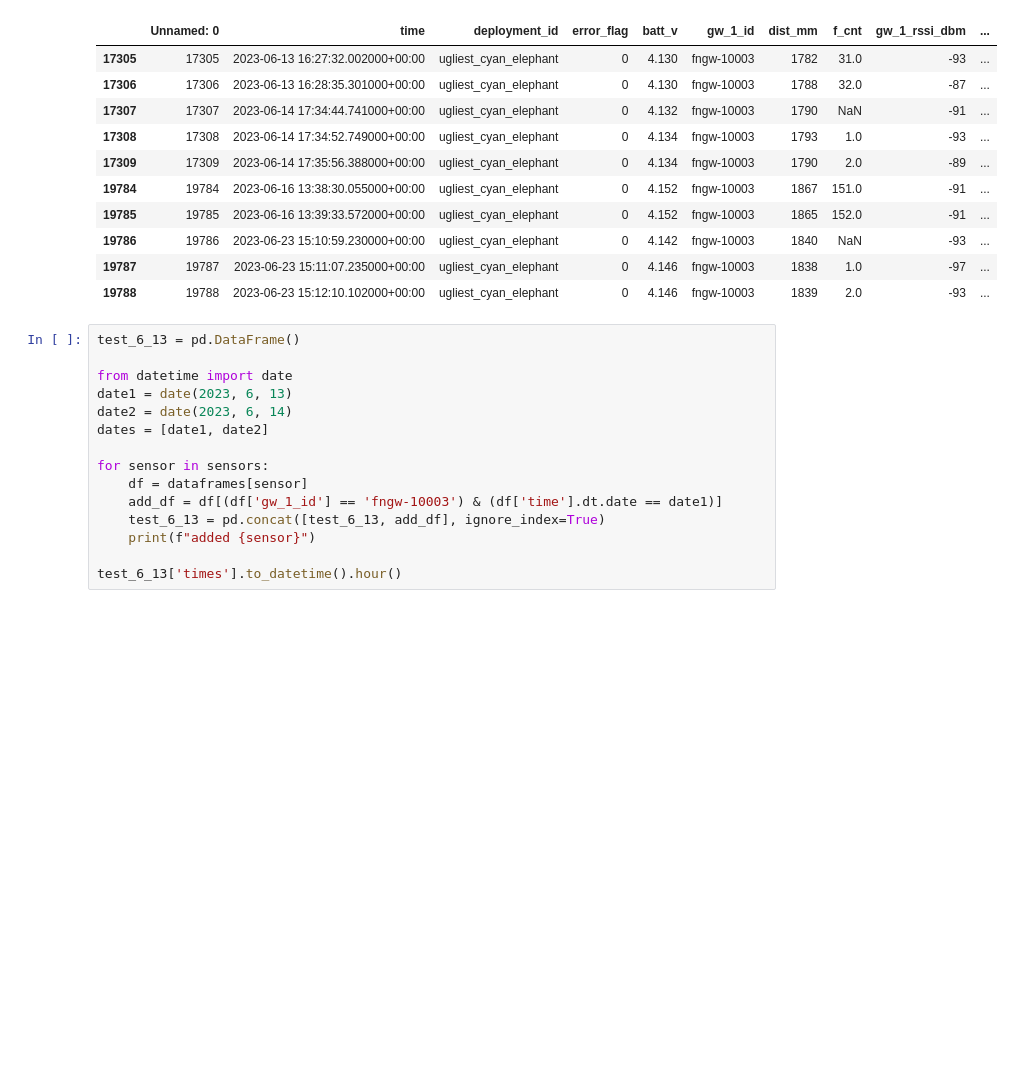
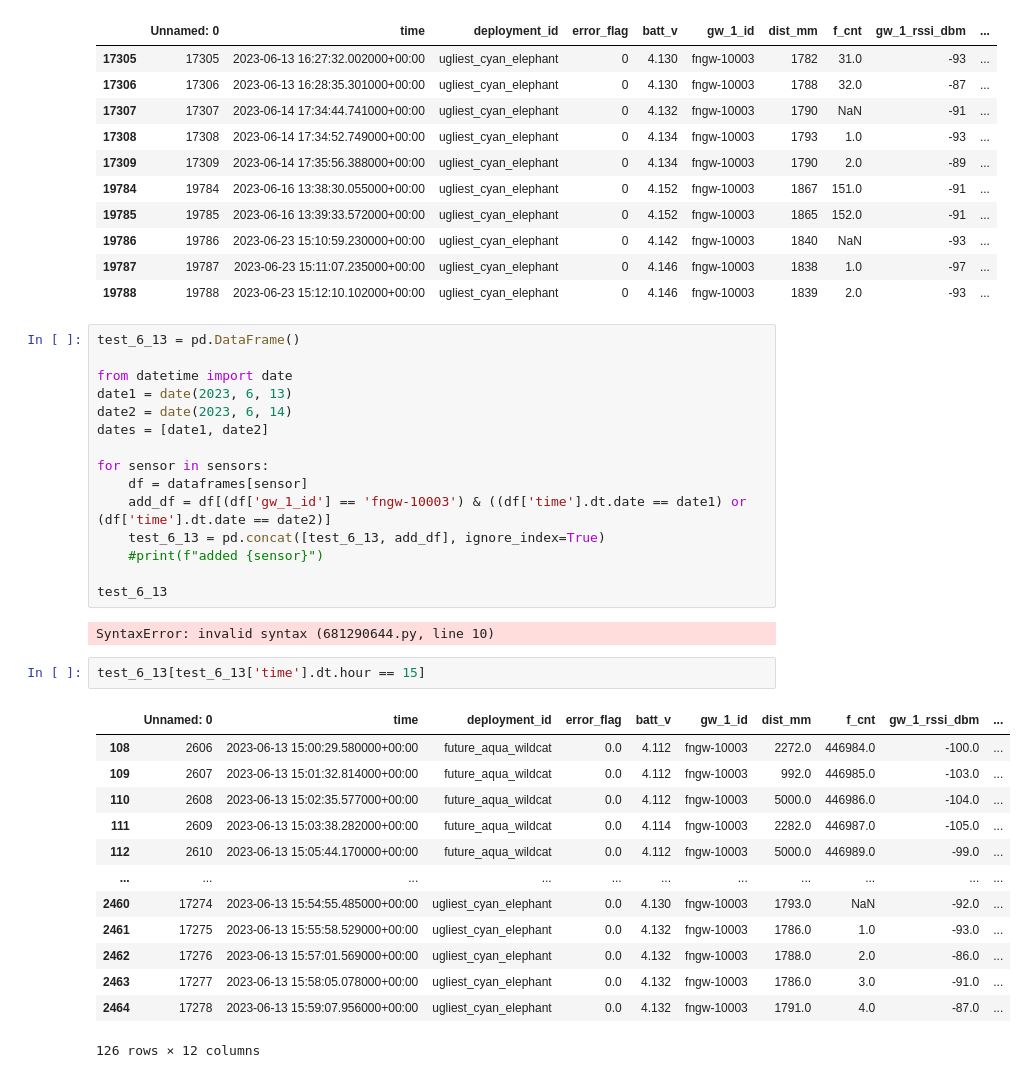
Before and after one commit to timsinashok/floodnet_ugsrp-2023, a Jupyter notebook: failure_frequency_and_mostly_failing_analysis.ipynb, the cells around one changed output. Saved outputs shown, nothing was run; the diff lists cells and outputs as text; blank space fills up the shorter version.

```diff
--- a/failure_frequency_and_mostly_failing_analysis.ipynb
+++ b/failure_frequency_and_mostly_failing_analysis.ipynb
@@ -239,8 +239,26 @@ dates = [date1, date2]
 
 for sensor in sensors:
     df = dataframes[sensor]
-    add_df = df[(df['gw_1_id'] == 'fngw-10003') & (df['time'].dt.date == date1)]
+    add_df = df[(df['gw_1_id'] == 'fngw-10003') & ((df['time'].dt.date == date1) or (df['time'].dt.date == date2)]
     test_6_13 = pd.concat([test_6_13, add_df], ignore_index=True)
-    print(f"added {sensor}")
+    #print(f"added {sensor}")
 
-test_6_13['times'].to_datetime().hour()
+test_6_13
+# %% [output]
+SyntaxError: invalid syntax (681290644.py, line 10)
+# %%
+test_6_13[test_6_13['time'].dt.hour == 15]
+# %% [output]
+|  | Unnamed: 0 | time | deployment_id | error_flag | batt_v | gw_1_id | dist_mm | f_cnt | gw_1_rssi_dbm | ... |
+| 108 | 2606 | 2023-06-13 15:00:29.580000+00:00 | future_aqua_wildcat | 0.0 | 4.112 | fngw-10003 | 2272.0 | 446984.0 | -100.0 | ... |
+| 109 | 2607 | 2023-06-13 15:01:32.814000+00:00 | future_aqua_wildcat | 0.0 | 4.112 | fngw-10003 | 992.0 | 446985.0 | -103.0 | ... |
+| 110 | 2608 | 2023-06-13 15:02:35.577000+00:00 | future_aqua_wildcat | 0.0 | 4.112 | fngw-10003 | 5000.0 | 446986.0 | -104.0 | ... |
+| 111 | 2609 | 2023-06-13 15:03:38.282000+00:00 | future_aqua_wildcat | 0.0 | 4.114 | fngw-10003 | 2282.0 | 446987.0 | -105.0 | ... |
+| 112 | 2610 | 2023-06-13 15:05:44.170000+00:00 | future_aqua_wildcat | 0.0 | 4.112 | fngw-10003 | 5000.0 | 446989.0 | -99.0 | ... |
+| ... | ... | ... | ... | ... | ... | ... | ... | ... | ... | ... |
+| 2460 | 17274 | 2023-06-13 15:54:55.485000+00:00 | ugliest_cyan_elephant | 0.0 | 4.130 | fngw-10003 | 1793.0 | NaN | -92.0 | ... |
+| 2461 | 17275 | 2023-06-13 15:55:58.529000+00:00 | ugliest_cyan_elephant | 0.0 | 4.132 | fngw-10003 | 1786.0 | 1.0 | -93.0 | ... |
+| 2462 | 17276 | 2023-06-13 15:57:01.569000+00:00 | ugliest_cyan_elephant | 0.0 | 4.132 | fngw-10003 | 1788.0 | 2.0 | -86.0 | ... |
+| 2463 | 17277 | 2023-06-13 15:58:05.078000+00:00 | ugliest_cyan_elephant | 0.0 | 4.132 | fngw-10003 | 1786.0 | 3.0 | -91.0 | ... |
+| 2464 | 17278 | 2023-06-13 15:59:07.956000+00:00 | ugliest_cyan_elephant | 0.0 | 4.132 | fngw-10003 | 1791.0 | 4.0 | -87.0 | ... |
+126 rows × 12 columns
```
Also changed, not shown: parts of 6 cells of this notebook.
